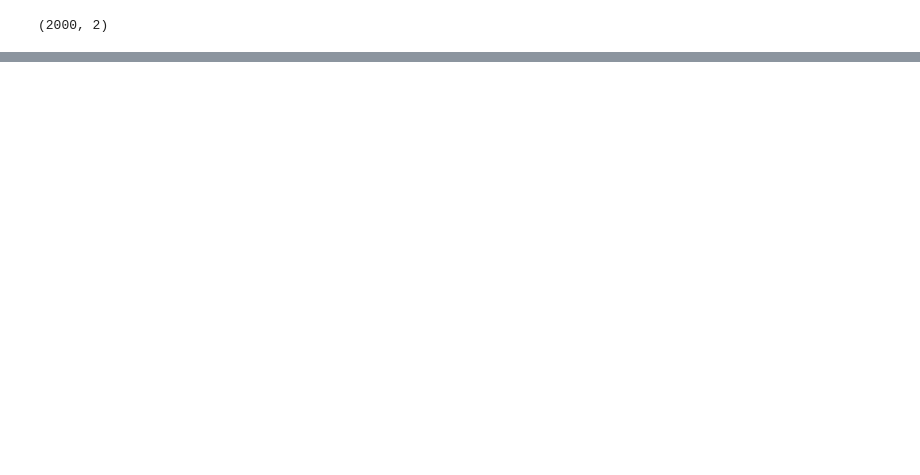
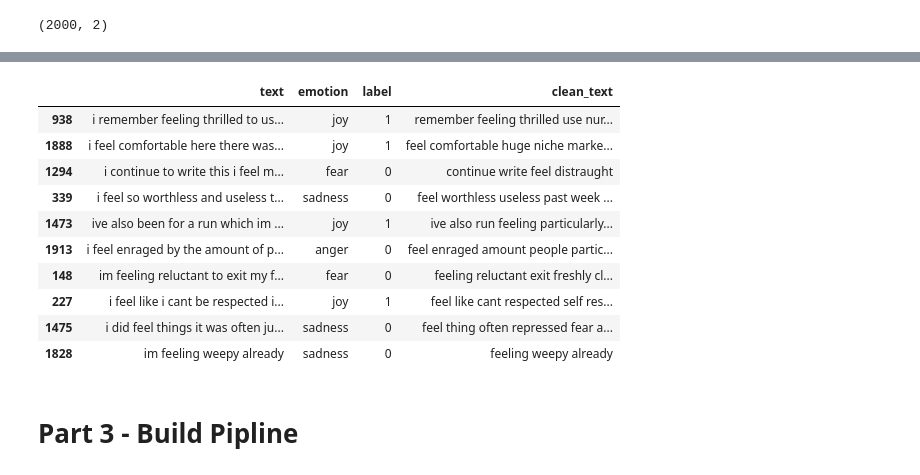
Before and after one commit to elsayedelmandoh/sentiment_analysis_NLP, a Jupyter notebook: emotion_detection.ipynb, the cells around one changed output, grey strips where cells are left out. Cells and saved outputs as stored; diff of their text form; code cells hidden in the pictures; blank space fills up the shorter version.

```diff
--- a/emotion_detection.ipynb
+++ b/emotion_detection.ipynb
@@ -300,0 +304,7 @@ pipeline_file.close()
+# %%
+excluding= ['againts', 'not', 'don', "don't", 'ain', 'aren', "aren't", 'couldn', "couldn't", 'didn',
+            "didn't",'doesn', "doesn't", 'hadn', "hadn't", 'has', "hasn't", 'haven', "haven't", 'isn',
+            "isn't", 'might', "mightn't", 'mustn', "mustn't", 'needn', "needn't", 'shouldn', "shouldn't",
+            'wasn', "wasn't", 'weren', "weren't", 'won', "won't", 'wouldn', "wouldn't"]
+
+stop_words= [word for word in stop_words if word not in excluding]
@@ -300,0 +323,22 @@ pipeline_file.close()
+# %%
+from nltk.stem import WordNetLemmatizer, PorterStemmer
+stemmer= PorterStemmer()
+lemmatizer = WordNetLemmatizer()
+# %%
+def preprocessing_dataset(texts):
+    cleaned_texts = []  # list to include the cleaned text in.
+
+    for sent in texts: # loop on each sentence
+        filtered_sent= []
+        tokens= word_tokenize(sent.lower())
+
+        for token in tokens: # loop on each token from sentence
+            # check if it's not numeric and its length > 2 and not in stop words
+            if (not token.isnumeric()) and (len(token) > 2) and (token not in stop_words):
+                filtered_sent.append(stemmer.stem(token) and lemmatizer.lemmatize(token))
+
+        # convert tokens to text
+        text= " ".join(filtered_sent) # string of cleaned words
+        cleaned_texts.append(text)
+
+    return cleaned_texts
@@ -300,0 +364,3 @@ pipeline_file.close()
+# %%
+## cleaning the test text
+dataset_test['clean_text'] = preprocessing_dataset(dataset_test['text'].values)
@@ -300,0 +377,15 @@ pipeline_file.close()
+# %%
+# random 10
+dataset_test.sample(10)
+# %% [output]
+|  | text | emotion | label | clean_text |
+| 938 | i remember feeling thrilled to us... | joy | 1 | remember feeling thrilled use nur... |
+| 1888 | i feel comfortable here there was... | joy | 1 | feel comfortable huge niche marke... |
+| 1294 | i continue to write this i feel m... | fear | 0 | continue write feel distraught |
+| 339 | i feel so worthless and useless t... | sadness | 0 | feel worthless useless past week ... |
+| 1473 | ive also been for a run which im ... | joy | 1 | ive also run feeling particularly... |
+| 1913 | i feel enraged by the amount of p... | anger | 0 | feel enraged amount people partic... |
+| 148 | im feeling reluctant to exit my f... | fear | 0 | feeling reluctant exit freshly cl... |
+| 227 | i feel like i cant be respected i... | joy | 1 | feel like cant respected self res... |
+| 1475 | i did feel things it was often ju... | sadness | 0 | feel thing often repressed fear a... |
+| 1828 | im feeling weepy already | sadness | 0 | feeling weepy already |
@@ -300,0 +395,2 @@ pipeline_file.close()
+# %% [markdown]
+# Part 3 - Build Pipline
```
Also changed, not shown: parts of 145 cells of this notebook, 2 other files.
